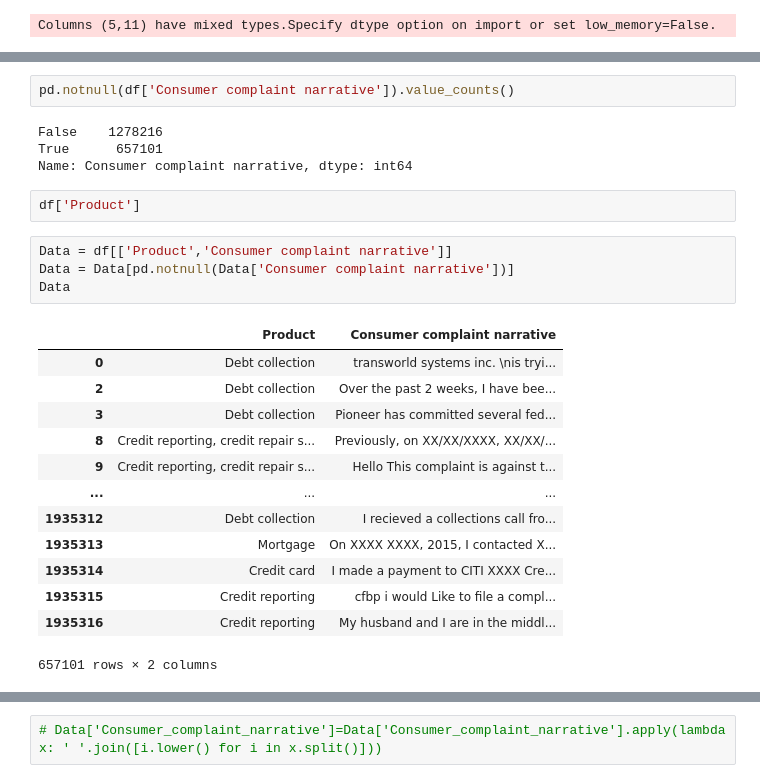
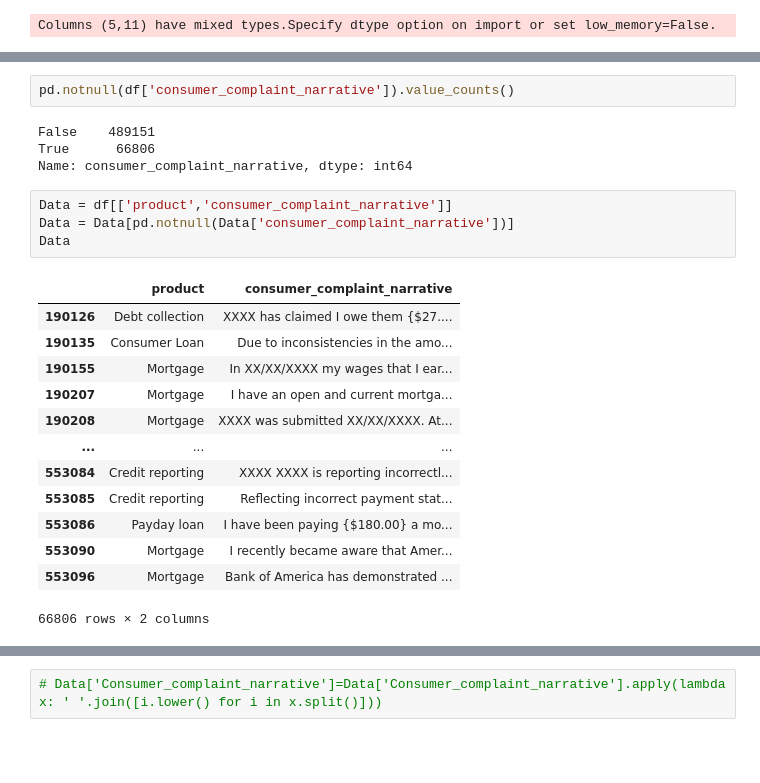
Before and after one commit to Vikas1667/ML_Projects, a Jupyter notebook: Projects-master/NLP_usecases/Consumer_Complaint/consumer_complaint_classification_lstm.ipynb, the cells around one changed output, grey strips where cells are left out. Saved outputs shown, nothing was run; the diff lists cells and outputs as text; blank space fills up the shorter version.

```diff
--- a/Projects-master/NLP_usecases/Consumer_Complaint/consumer_complaint_classification_lstm.ipynb
+++ b/Projects-master/NLP_usecases/Consumer_Complaint/consumer_complaint_classification_lstm.ipynb
@@ -84,29 +77,27 @@ df['Product'].value_counts().sort_values(ascending=False).iplot(kind='bar', yTit
 # %% [output]
 [interactive output not drawn]
 # %%
-pd.notnull(df['Consumer complaint narrative']).value_counts()
+pd.notnull(df['consumer_complaint_narrative']).value_counts()
 # %% [output]
-False    1278216
-True      657101
-Name: Consumer complaint narrative, dtype: int64
+False    489151
+True      66806
+Name: consumer_complaint_narrative, dtype: int64
-# %%
-df['Product']
 # %%
-Data = df[['Product','Consumer complaint narrative']]
-Data = Data[pd.notnull(Data['Consumer complaint narrative'])]
+Data = df[['product','consumer_complaint_narrative']]
+Data = Data[pd.notnull(Data['consumer_complaint_narrative'])]
 Data
 # %% [output]
-|  | Product | Consumer complaint narrative |
-| 0 | Debt collection | transworld systems inc. \nis tryi... |
-| 2 | Debt collection | Over the past 2 weeks, I have bee... |
-| 3 | Debt collection | Pioneer has committed several fed... |
-| 8 | Credit reporting, credit repair s... | Previously, on XX/XX/XXXX, XX/XX/... |
-| 9 | Credit reporting, credit repair s... | Hello This complaint is against t... |
+|  | product | consumer_complaint_narrative |
+| 190126 | Debt collection | XXXX has claimed I owe them {$27.... |
+| 190135 | Consumer Loan | Due to inconsistencies in the amo... |
+| 190155 | Mortgage | In XX/XX/XXXX my wages that I ear... |
+| 190207 | Mortgage | I have an open and current mortga... |
+| 190208 | Mortgage | XXXX was submitted XX/XX/XXXX. At... |
 | ... | ... | ... |
-| 1935312 | Debt collection | I recieved a collections call fro... |
-| 1935313 | Mortgage | On XXXX XXXX, 2015, I contacted X... |
-| 1935314 | Credit card | I made a payment to CITI XXXX Cre... |
-| 1935315 | Credit reporting | cfbp i would Like to file a compl... |
-| 1935316 | Credit reporting | My husband and I are in the middl... |
+| 553084 | Credit reporting | XXXX XXXX is reporting incorrectl... |
+| 553085 | Credit reporting | Reflecting incorrect payment stat... |
+| 553086 | Payday loan | I have been paying {$180.00} a mo... |
+| 553090 | Mortgage | I recently became aware that Amer... |
+| 553096 | Mortgage | Bank of America has demonstrated ... |
-657101 rows × 2 columns
+66806 rows × 2 columns
 # %%
```
Also changed, not shown: parts of 12 cells of this notebook, 10 other files.
